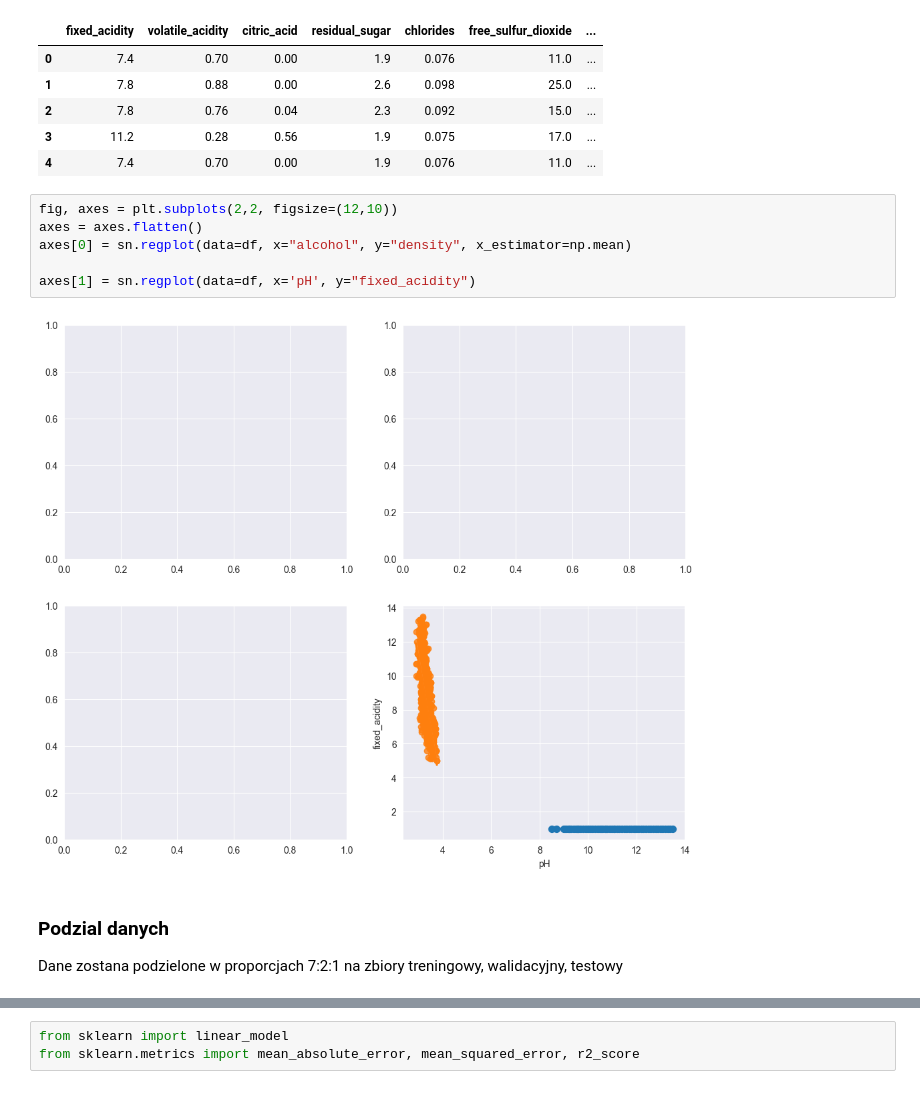
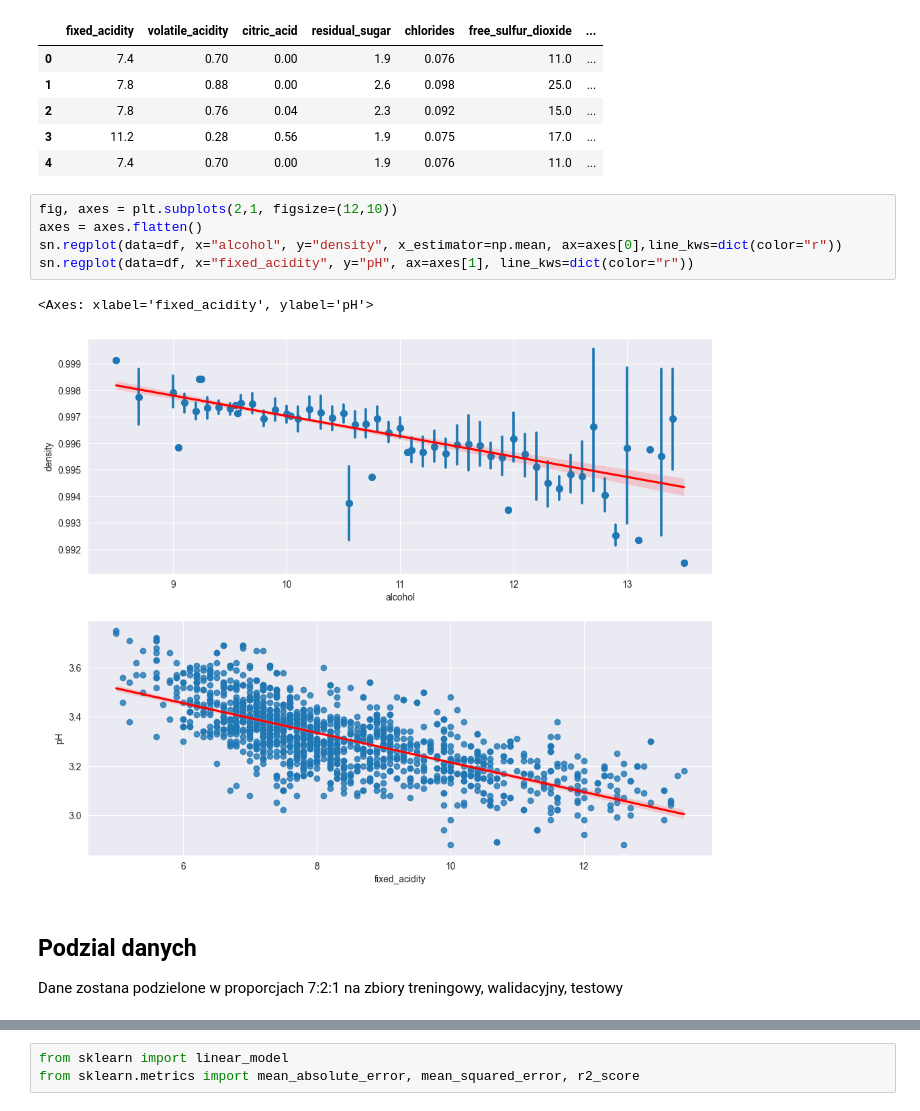
Before and after one commit to NewbieDuck/EWD_Projekt, a Jupyter notebook: notebooks/main.ipynb, the cells around one changed output, grey strips where cells are left out. Cells and saved outputs as stored; diff of their text form.

```diff
--- a/notebooks/main.ipynb
+++ b/notebooks/main.ipynb
@@ -94,15 +98,15 @@ df.head()
 | 3 | 11.2 | 0.28 | 0.56 | 1.9 | 0.075 | 17.0 | ... |
 | 4 | 7.4 | 0.70 | 0.00 | 1.9 | 0.076 | 11.0 | ... |
 # %%
-fig, axes = plt.subplots(2,2, figsize=(12,10))
+fig, axes = plt.subplots(2,1, figsize=(12,10))
 axes = axes.flatten()
-axes[0] = sn.regplot(data=df, x="alcohol", y="density", x_estimator=np.mean)
-
-axes[1] = sn.regplot(data=df, x='pH', y="fixed_acidity")
+sn.regplot(data=df, x="alcohol", y="density", x_estimator=np.mean, ax=axes[0],line_kws=dict(color="r"))
+sn.regplot(data=df, x="fixed_acidity", y="pH", ax=axes[1], line_kws=dict(color="r"))
 # %% [output]
+<Axes: xlabel='fixed_acidity', ylabel='pH'>
-[figure, old version]
+[figure, new version]
 # %% [markdown]
-### Podzial danych
+## Podzial danych
 Dane zostana podzielone w proporcjach 7:2:1 na zbiory treningowy, walidacyjny, testowy
 # %%
 from sklearn.model_selection import train_test_split
```
Also changed, not shown: parts of 55 cells of this notebook.
